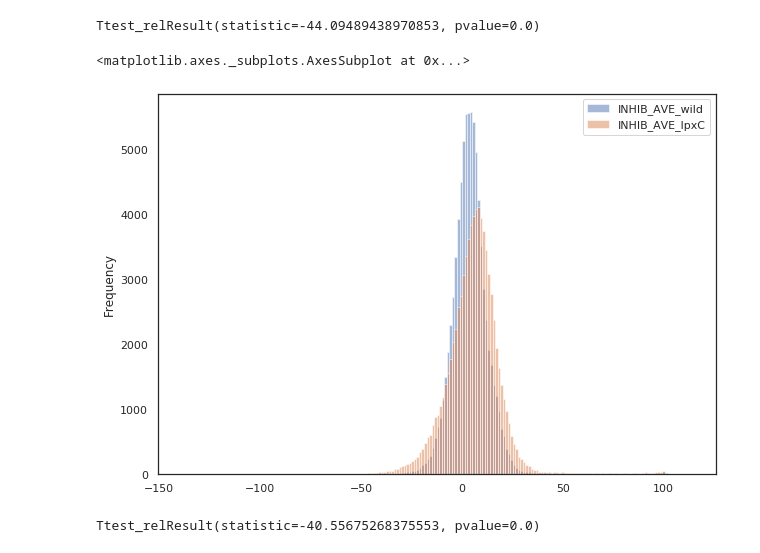
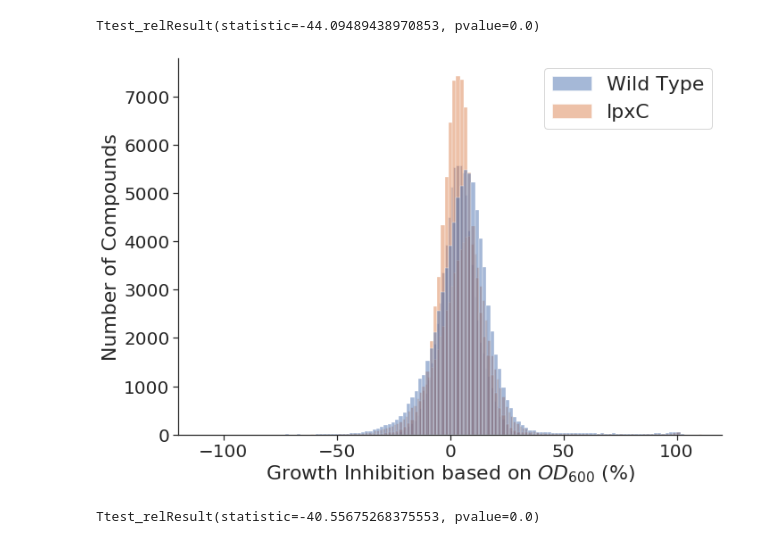
Before and after one commit to domgurvic/co_add_efflux, a Jupyter notebook: co_add/co_add_chaser.ipynb, the cells around one changed output. Drawn from its saved outputs; the diff is of its cells as text; code cells hidden in the pictures.

```diff
--- a/co_add/co_add_chaser.ipynb
+++ b/co_add/co_add_chaser.ipynb
@@ -216,9 +216,33 @@ stats.ttest_rel(e_coli_wild_efflux['INHIB_AVE_wild'], e_coli_wild_efflux['INHIB_
 Ttest_relResult(statistic=-44.09489438970853, pvalue=0.0)
 # %%
 e_coli_wild_perm.plot.hist(bins=200, alpha=0.5, figsize=[10,7])
+
+# e_coli_wild_efflux[['INHIB_AVE_wild', 'INHIB_AVE_efflux']].plot.hist(bins=200, alpha=0.5, figsize=[10,7])
+
+
+sns.set(rc={"figure.figsize":(10, 7)})
+
+sns.set_style("ticks")
+
+sns.histplot(e_coli_wild_perm[['INHIB_AVE_lpxC', 'INHIB_AVE_wild']], alpha=0.5, bins=150)
+sns.despine()
+
+plt.legend(['Wild Type', 'lpxC'],  fontsize=22)
+
+plt.xlim([-120, 120])
+
+plt.xlabel('Growth Inhibition based on $OD_{600}$ (%)', fontsize=22);
+
+plt.ylabel('Number of Compounds',  fontsize=22);
+
+plt.yticks(fontsize=20)
+plt.xticks(fontsize=20)
+
+
+plt.tight_layout()
+# plt.savefig('figures/hist_wild_tolc.png', dpi=600)
 # %% [output]
-<matplotlib.axes._subplots.AxesSubplot at 0x...>
-[figure, old version]
+[figure, new version]
 # %%
 stats.ttest_rel(e_coli_wild_perm['INHIB_AVE_wild'], e_coli_wild_perm['INHIB_AVE_lpxC'])
 # %% [output]
```
Also changed, not shown: parts of 1 cell of this notebook.
